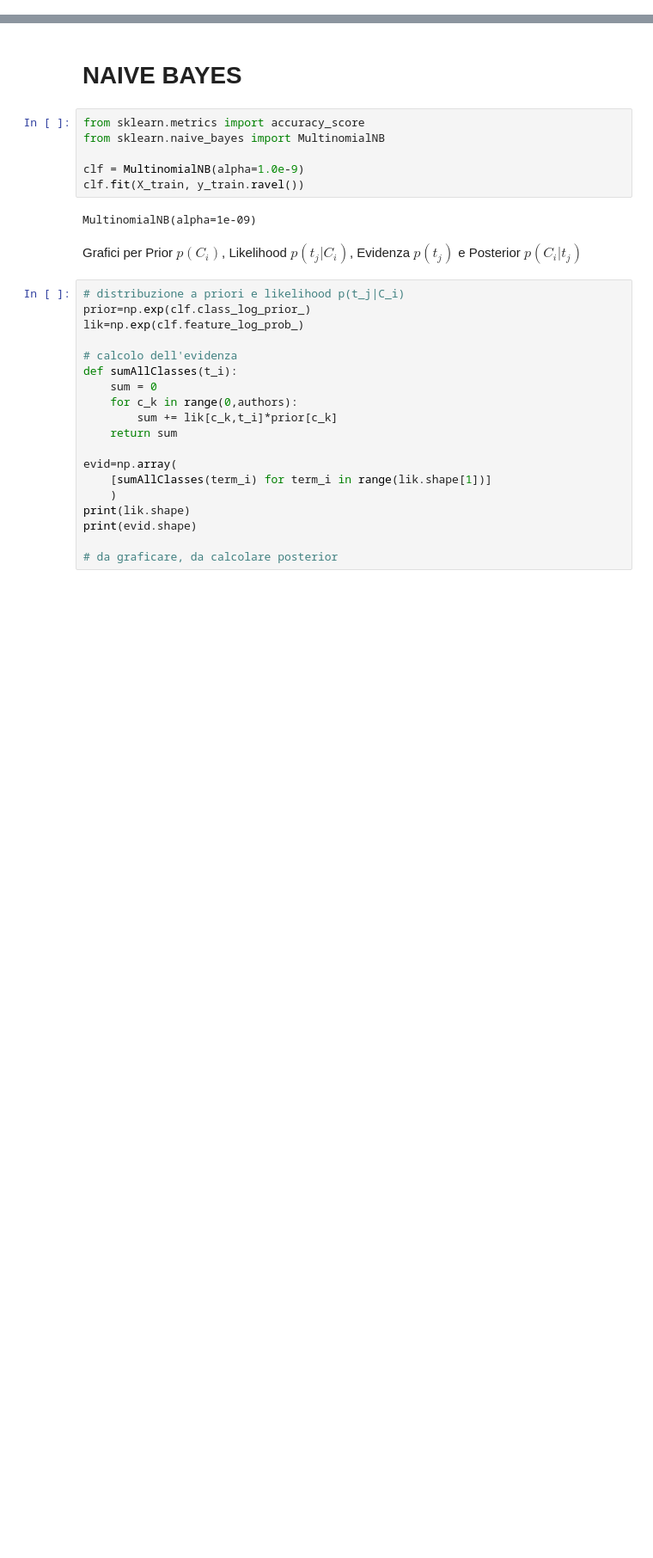
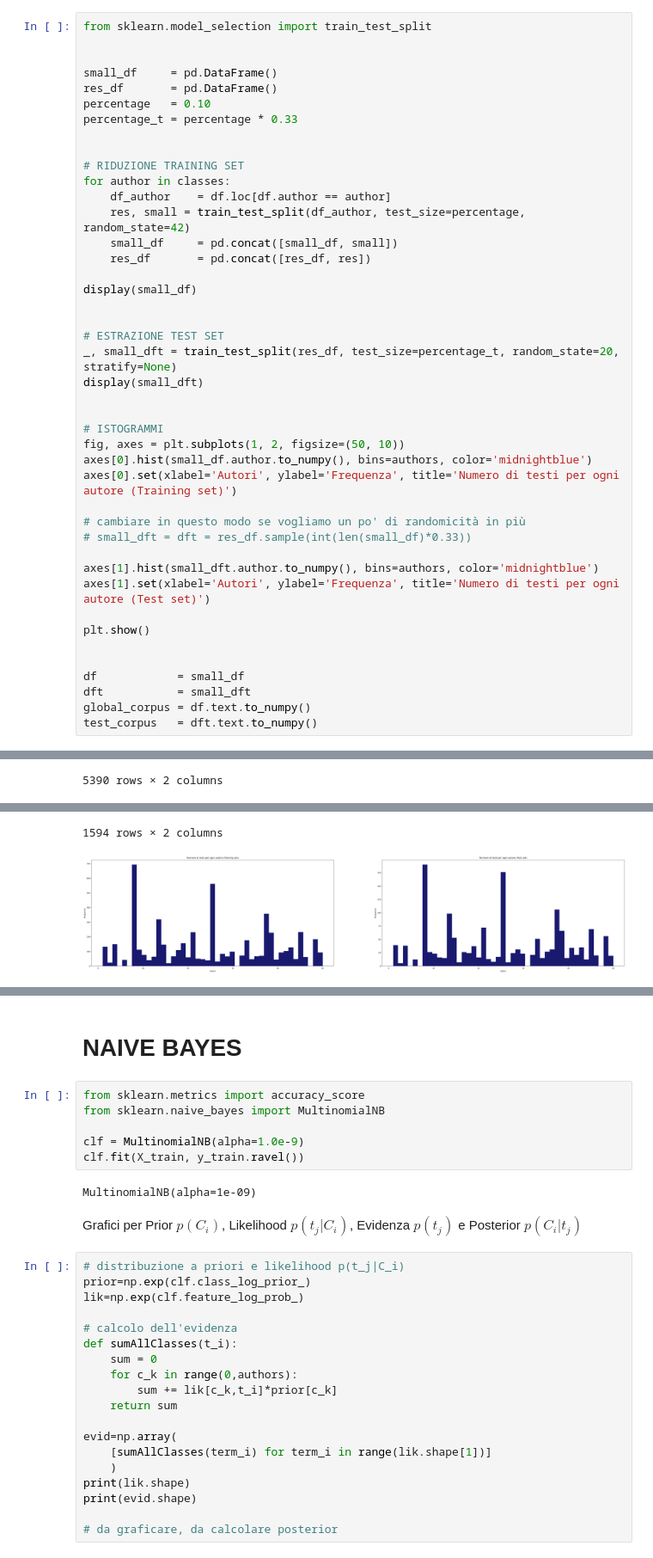
Before and after one commit to elisavenditti/autorship_attribution, a Jupyter notebook: autorship.ipynb, the cells around one changed output, grey strips where cells are left out. Shown: that part at 86% size. Saved outputs shown, nothing was run; the diff lists cells and outputs as text; blank space fills up the shorter version.

Commit message:
aggiunta riduzione istanze e riduzione feature

```diff
--- a/autorship.ipynb
+++ b/autorship.ipynb
@@ -90,0 +73,44 @@ plt.show()
+# %%
+from sklearn.model_selection import train_test_split
+
+
+small_df     = pd.DataFrame()
+res_df       = pd.DataFrame()
+percentage   = 0.10
+percentage_t = percentage * 0.33
+
+
+# RIDUZIONE TRAINING SET
+for author in classes:
+    df_author    = df.loc[df.author == author]
+    res, small = train_test_split(df_author, test_size=percentage, random_state=42)
+    small_df     = pd.concat([small_df, small])
+    res_df       = pd.concat([res_df, res])
+
+display(small_df)
+
+
+# ESTRAZIONE TEST SET
+_, small_dft = train_test_split(res_df, test_size=percentage_t, random_state=20, stratify=None)
+display(small_dft)
+
+
+# ISTOGRAMMI
+fig, axes = plt.subplots(1, 2, figsize=(50, 10))
+axes[0].hist(small_df.author.to_numpy(), bins=authors, color='midnightblue')
+axes[0].set(xlabel='Autori', ylabel='Frequenza', title='Numero di testi per ogni autore (Training set)')
+
+# cambiare in questo modo se vogliamo un po' di randomicità in più
+# small_dft = dft = res_df.sample(int(len(small_df)*0.33))
+
+axes[1].hist(small_dft.author.to_numpy(), bins=authors, color='midnightblue')
+axes[1].set(xlabel='Autori', ylabel='Frequenza', title='Numero di testi per ogni autore (Test set)')
+
+plt.show()
+
+
+df            = small_df
+dft           = small_dft
+global_corpus = df.text.to_numpy()
+test_corpus   = dft.text.to_numpy()
+# %% [output]
@@ -90,0 +129 @@ plt.show()
+5390 rows × 2 columns
@@ -91 +142,3 @@ plt.show()
+1594 rows × 2 columns
+[figure, added]
 # %% [markdown]
```
Also changed, not shown: parts of 23 cells of this notebook.
